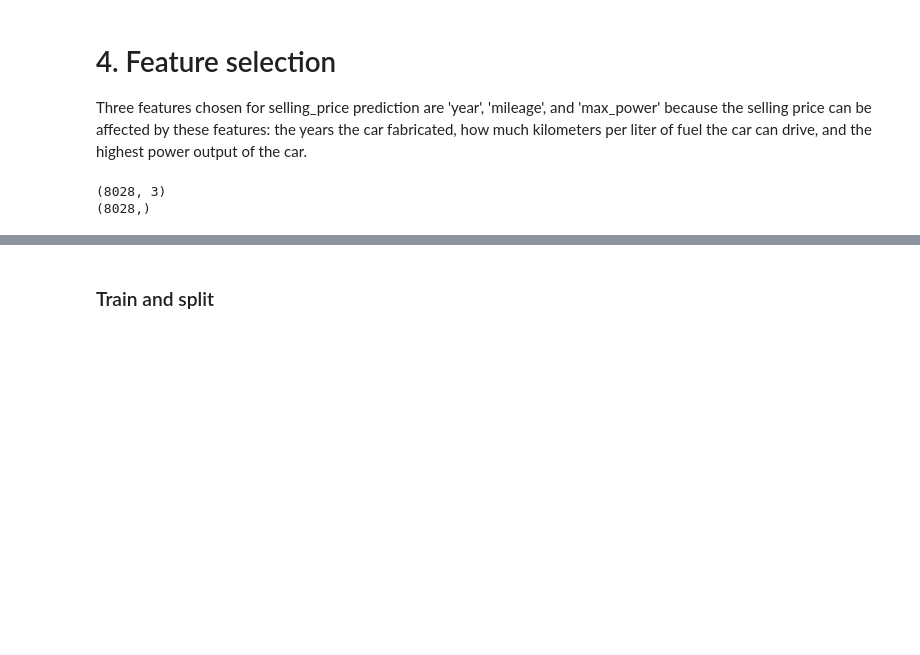
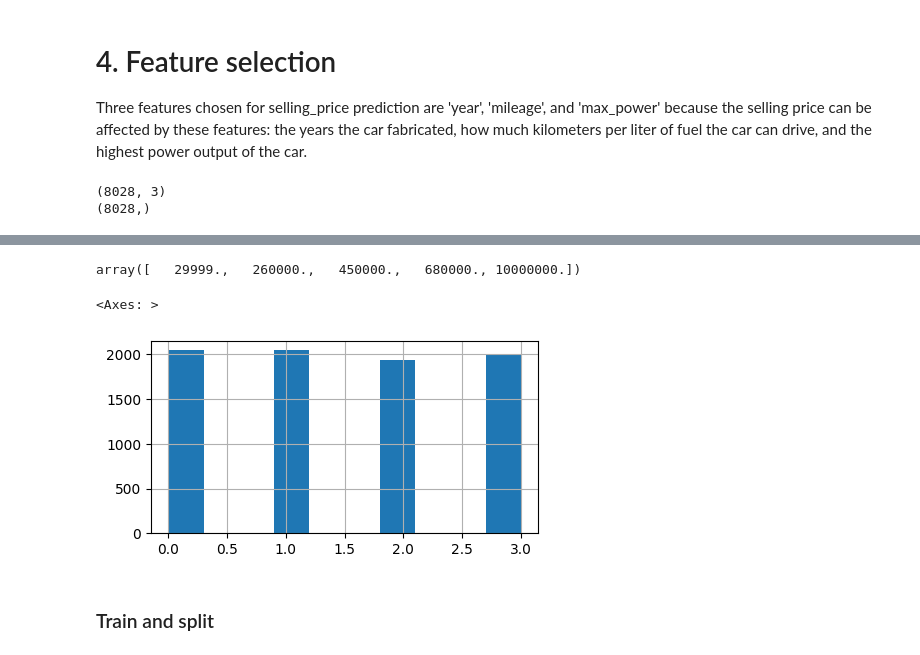
Before and after one commit to KiZINnO/A3-ML, a Jupyter notebook: source_code/model_training/A3_prediction.ipynb, the cells around one changed output, grey strips where cells are left out. Drawn from its saved outputs; the diff is of its cells as text; code cells hidden in the pictures; blank space fills up the shorter version.

```diff
--- a/source_code/model_training/A3_predicting_car_price.ipynb
+++ b/source_code/model_training/A3_prediction.ipynb
@@ -16,7 +16,7 @@ np.__version__, pd.__version__, sns.__version__, matplotlib.__version__
 # %% [markdown]
 # 1. Load the data
 # %%
-df = pd.read_csv('../data/Cars.csv')
+df = pd.read_csv('data/Cars.csv')
 # %%
 #check the first rows of the dataset
 df.head()
@@ -300,7 +300,7 @@ Three features chosen for selling_price prediction are 'year', 'mileage', and 'm
 X = df[   ['year', 'mileage', 'max_power']   ]
 
 #y is the cars' selling price
-y = np.log(df['selling_price'])
+y = (df['selling_price'])
 # %%
 print(X.shape)
 print(y.shape)
@@ -309,0 +312,5 @@ print(y.shape)
+# %%
+# convert continuous y-values into categorical data {0, 1, 2, 3}
+# I use pd.qcut to have a balance dataset.
+y, c = pd.qcut(y, 4, labels=[0, 1, 2, 3], retbins = True)
+y
@@ -310,3 +331,13 @@ print(y.shape)
+# %%
+c
+# %% [output]
+array([   29999.,   260000.,   450000.,   680000., 10000000.])
+# %%
+# check the distribution of converted values. To see if there are any imbalance data.
+y.hist(figsize=(5, 2.5))
+# %% [output]
+<Axes: >
+[figure, added]
 # %% [markdown]
 ### Train and split
 # %%
```
Also changed, not shown: parts of 43 cells of this notebook, 9 other files.
